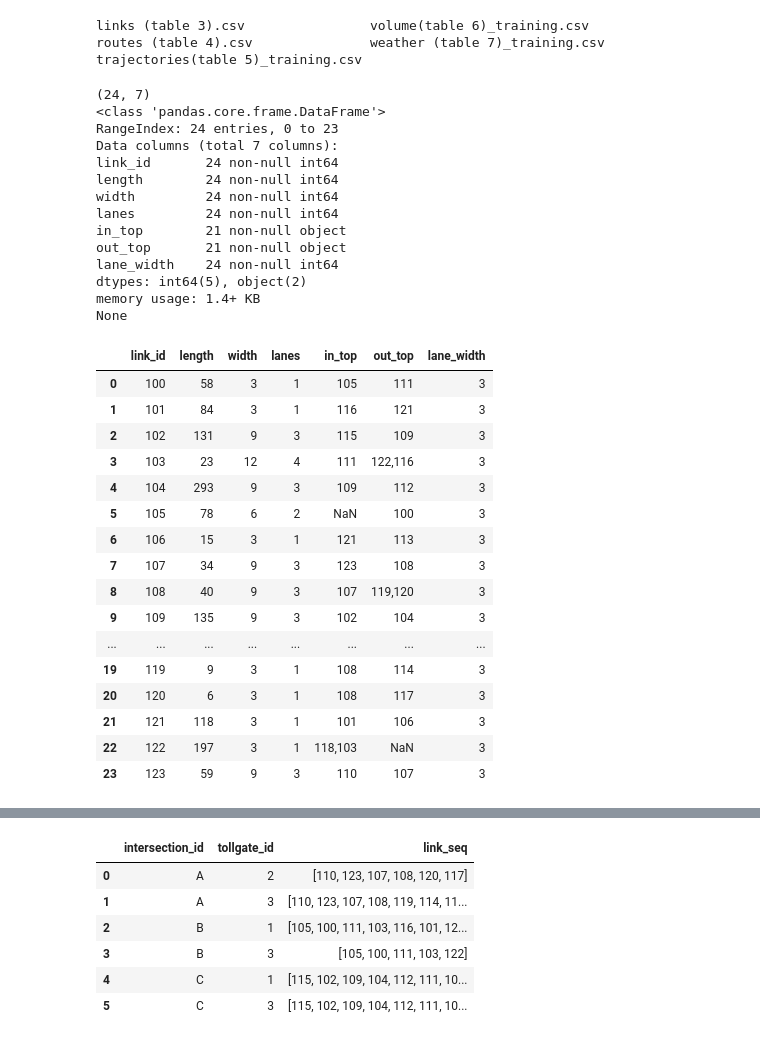
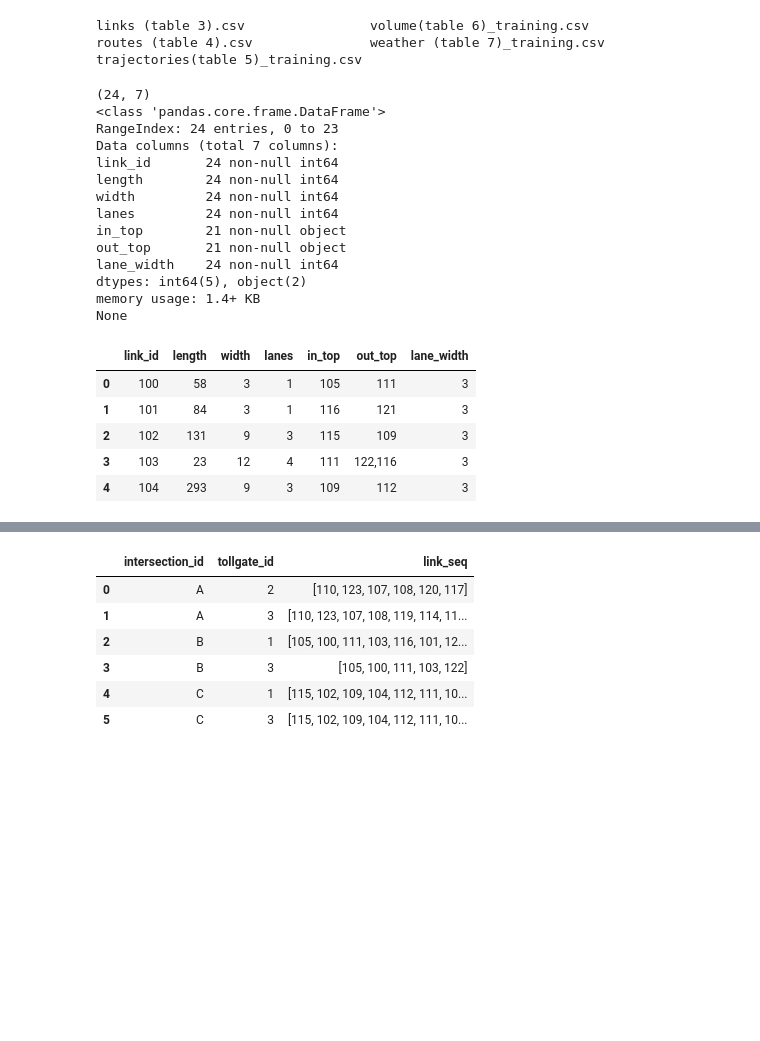
Before and after one commit to muciyuallen/TrafficFlowOptimization, a Jupyter notebook: NetWork Visualization.ipynb, the cells around one changed output, grey strips where cells are left out. Drawn from its saved outputs; the diff is of its cells as text; code cells hidden in the pictures; blank space fills up the shorter version.

```diff
--- a/NetWork Visualization.ipynb
+++ b/NetWork Visualization.ipynb
@@ -23,41 +23,30 @@ trajectories = pd.read_csv(training_path1+'trajectories(table 5)_training.csv')
 # %%
 training_path1 = "dataSets/training/"
 links = pd.read_csv(training_path1+'links (table 3).csv')
 print(links.shape)
 print(links.info())
-links.head(24)
+links.head()
 # %% [output]
 (24, 7)
 <class 'pandas.core.frame.DataFrame'>
 RangeIndex: 24 entries, 0 to 23
 Data columns (total 7 columns):
 link_id       24 non-null int64
 length        24 non-null int64
 width         24 non-null int64
 lanes         24 non-null int64
 in_top        21 non-null object
 out_top       21 non-null object
 lane_width    24 non-null int64
 dtypes: int64(5), object(2)
 memory usage: 1.4+ KB
 None
 |  | link_id | length | width | lanes | in_top | out_top | lane_width |
 | 0 | 100 | 58 | 3 | 1 | 105 | 111 | 3 |
 | 1 | 101 | 84 | 3 | 1 | 116 | 121 | 3 |
 | 2 | 102 | 131 | 9 | 3 | 115 | 109 | 3 |
 | 3 | 103 | 23 | 12 | 4 | 111 | 122,116 | 3 |
 | 4 | 104 | 293 | 9 | 3 | 109 | 112 | 3 |
-| 5 | 105 | 78 | 6 | 2 | NaN | 100 | 3 |
-| 6 | 106 | 15 | 3 | 1 | 121 | 113 | 3 |
-| 7 | 107 | 34 | 9 | 3 | 123 | 108 | 3 |
-| 8 | 108 | 40 | 9 | 3 | 107 | 119,120 | 3 |
-| 9 | 109 | 135 | 9 | 3 | 102 | 104 | 3 |
-| ... | ... | ... | ... | ... | ... | ... | ... |
-| 19 | 119 | 9 | 3 | 1 | 108 | 114 | 3 |
-| 20 | 120 | 6 | 3 | 1 | 108 | 117 | 3 |
-| 21 | 121 | 118 | 3 | 1 | 101 | 106 | 3 |
-| 22 | 122 | 197 | 3 | 1 | 118,103 | NaN | 3 |
-| 23 | 123 | 59 | 9 | 3 | 110 | 107 | 3 |
 # %%
 my_dict = {i:(str(i)+'s', str(i)+'e') for i in links['link_id']}
 my_dict.items()
```
Also changed, not shown: parts of 39 cells of this notebook, 2 other files.
